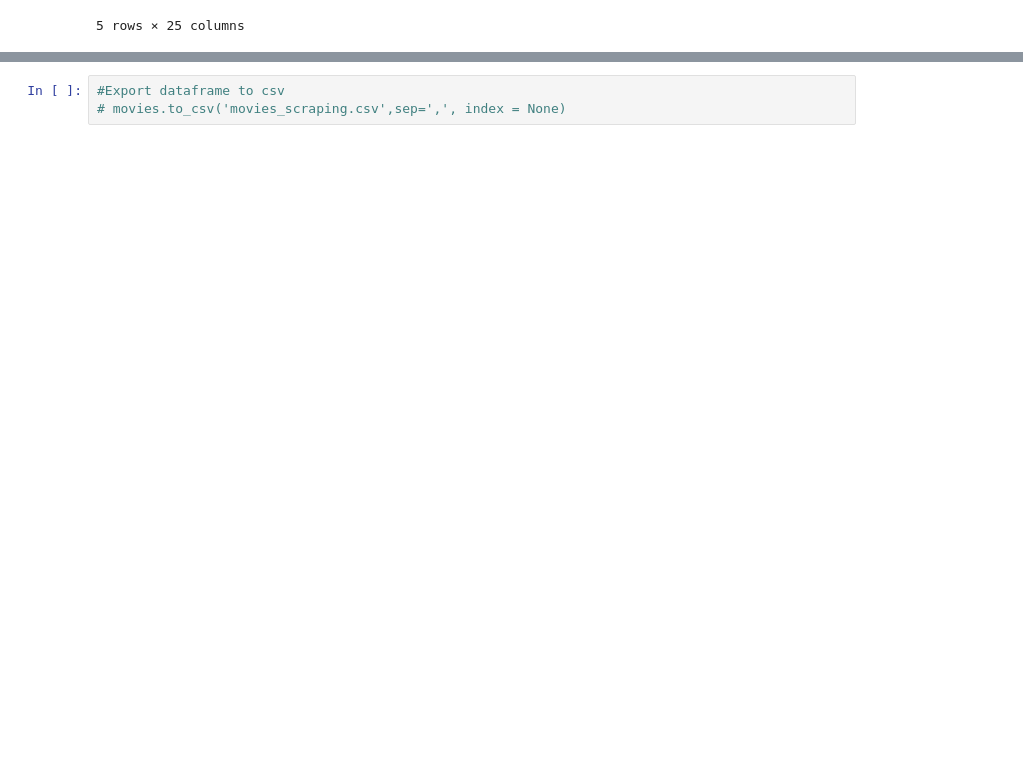
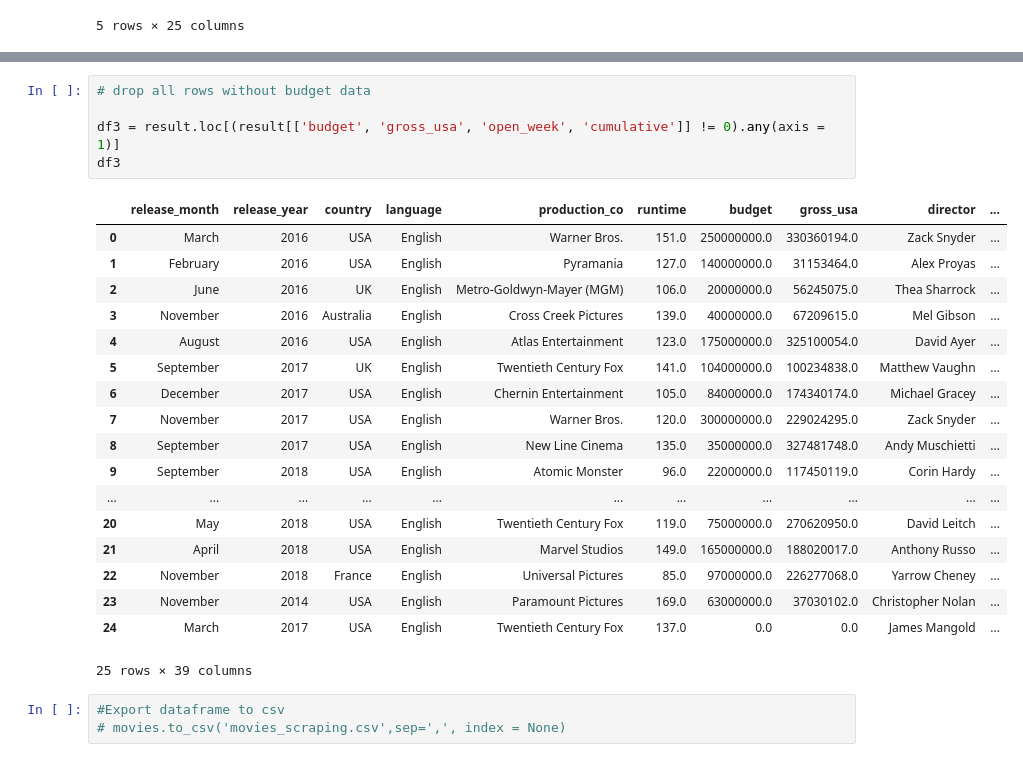
Before and after one commit to nlgriffin/IMDB_Scraper, a Jupyter notebook: khasi_dataprep.ipynb, the cells around one changed output, grey strips where cells are left out. Saved outputs shown, nothing was run; the diff lists cells and outputs as text; blank space fills up the shorter version.

Commit message:
Updating data cleaner

```diff
--- a/khasi_dataprep.ipynb
+++ b/khasi_dataprep.ipynb
@@ -234,3 +258,27 @@ prepped_data.head()
+# %%
+# drop all rows without budget data
+
+df3 = result.loc[(result[['budget', 'gross_usa', 'open_week', 'cumulative']] != 0).any(axis = 1)]
+df3
+# %% [output]
+|  | release_month | release_year | country | language | production_co | runtime | budget | gross_usa | director | ... |
+| 0 | March | 2016 | USA | English | Warner Bros. | 151.0 | 250000000.0 | 330360194.0 | Zack Snyder | ... |
+| 1 | February | 2016 | USA | English | Pyramania | 127.0 | 140000000.0 | 31153464.0 | Alex Proyas | ... |
+| 2 | June | 2016 | UK | English | Metro-Goldwyn-Mayer (MGM) | 106.0 | 20000000.0 | 56245075.0 | Thea Sharrock | ... |
+| 3 | November | 2016 | Australia | English | Cross Creek Pictures | 139.0 | 40000000.0 | 67209615.0 | Mel Gibson | ... |
+| 4 | August | 2016 | USA | English | Atlas Entertainment | 123.0 | 175000000.0 | 325100054.0 | David Ayer | ... |
+| 5 | September | 2017 | UK | English | Twentieth Century Fox | 141.0 | 104000000.0 | 100234838.0 | Matthew Vaughn | ... |
+| 6 | December | 2017 | USA | English | Chernin Entertainment | 105.0 | 84000000.0 | 174340174.0 | Michael Gracey | ... |
+| 7 | November | 2017 | USA | English | Warner Bros. | 120.0 | 300000000.0 | 229024295.0 | Zack Snyder | ... |
+| 8 | September | 2017 | USA | English | New Line Cinema | 135.0 | 35000000.0 | 327481748.0 | Andy Muschietti | ... |
+| 9 | September | 2018 | USA | English | Atomic Monster | 96.0 | 22000000.0 | 117450119.0 | Corin Hardy | ... |
+| ... | ... | ... | ... | ... | ... | ... | ... | ... | ... | ... |
+| 20 | May | 2018 | USA | English | Twentieth Century Fox | 119.0 | 75000000.0 | 270620950.0 | David Leitch | ... |
+| 21 | April | 2018 | USA | English | Marvel Studios | 149.0 | 165000000.0 | 188020017.0 | Anthony Russo | ... |
+| 22 | November | 2018 | France | English | Universal Pictures | 85.0 | 97000000.0 | 226277068.0 | Yarrow Cheney | ... |
+| 23 | November | 2014 | USA | English | Paramount Pictures | 169.0 | 63000000.0 | 37030102.0 | Christopher Nolan | ... |
+| 24 | March | 2017 | USA | English | Twentieth Century Fox | 137.0 | 0.0 | 0.0 | James Mangold | ... |
+25 rows × 39 columns
 # %%
 #Export dataframe to csv
 # movies.to_csv('movies_scraping.csv',sep=',', index = None)
```
Also changed, not shown: parts of 8 cells of this notebook.
